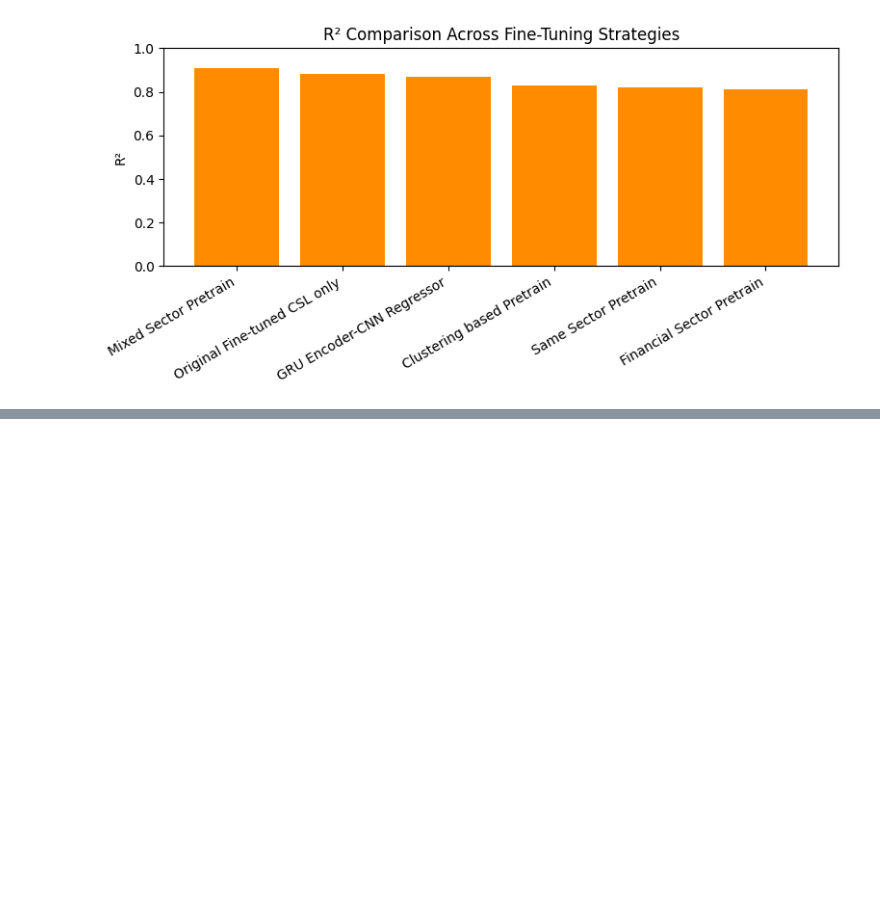
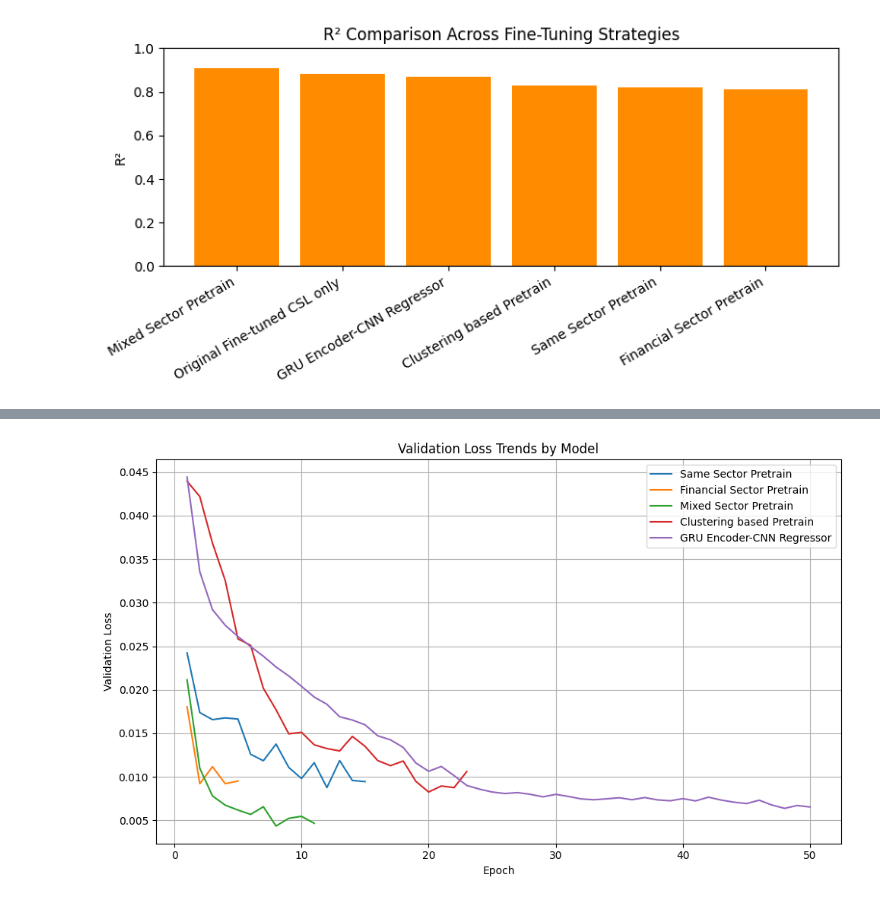
Before and after one commit to pranjakt001/AIPoweredStockMarketPrediction, a Jupyter notebook: advanced_analysis_CSL.ipynb, the cells around one changed output, grey strips where cells are left out. Cells and saved outputs as stored; diff of their text form; code cells hidden in the pictures; blank space fills up the shorter version.

```diff
--- a/advanced_analysis_CSL.ipynb
+++ b/advanced_analysis_CSL.ipynb
@@ -1181,0 +1254,25 @@ plt.show()
+# %%
+import matplotlib.pyplot as plt
+
+val_loss_dict = {
+    "Same Sector Pretrain": history_same.history['val_loss'],
+    "Financial Sector Pretrain": history_fin.history['val_loss'],
+    "Mixed Sector Pretrain": history_mixed.history['val_loss'],
+    "Clustering based Pretrain": history_cluster.history['val_loss'],
+    "GRU Encoder-CNN Regressor": history_cnn.history['val_loss']
+}
+plt.figure(figsize=(10, 6))
+
+for model, val_loss in val_loss_dict.items():
+    epochs = range(1, len(val_loss) + 1)
+    plt.plot(epochs, val_loss, label=model)
+
+plt.title('Validation Loss Trends by Model')
+plt.xlabel('Epoch')
+plt.ylabel('Validation Loss')
+plt.legend(loc='upper right')
+plt.grid(True)
+plt.tight_layout()
+plt.show()
+# %% [output]
+[figure, added]
```
Also changed, not shown: parts of 12 cells of this notebook.
